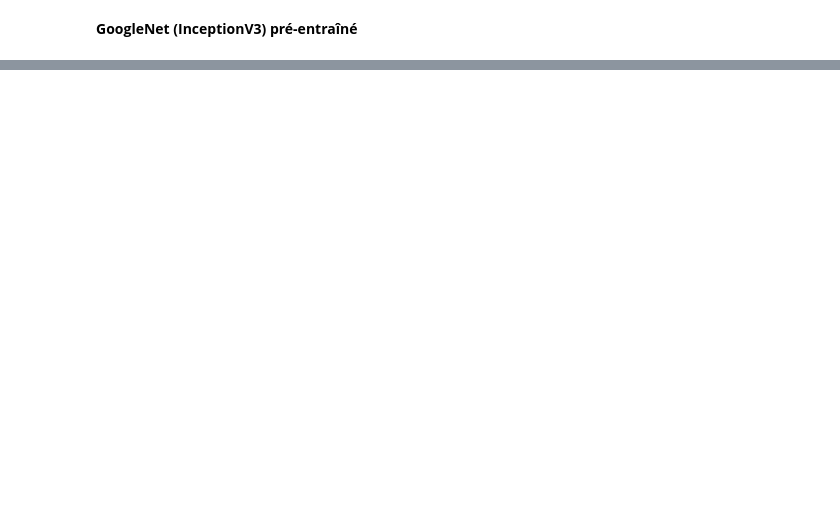
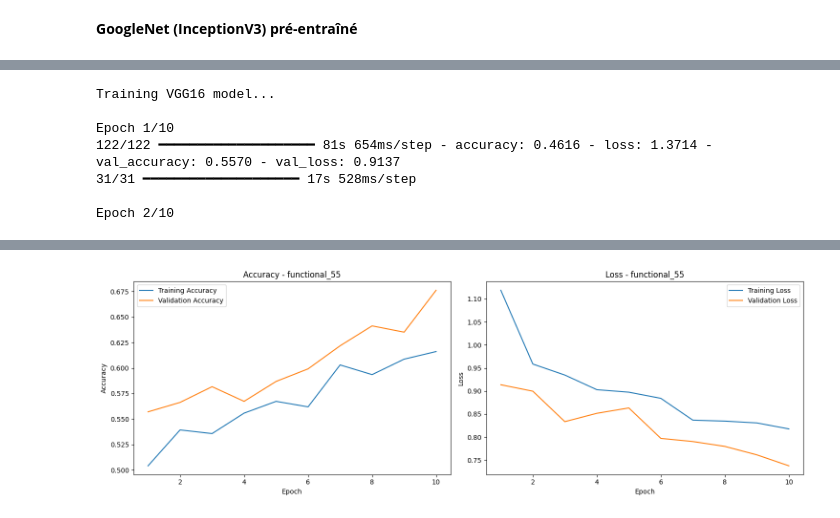
Before and after one commit to skander951/MRI-Based-Dementia-Classification-Using-Deep-Learning, a Jupyter notebook: Classification des IRM cérébrales.ipynb, the cells around one changed output, grey strips where cells are left out. Cells and saved outputs as stored; diff of their text form; code cells hidden in the pictures; blank space fills up the shorter version.

```diff
--- a/Classification des IRM cérébrales.ipynb
+++ b/Classification des IRM cérébrales.ipynb
@@ -160,3 +177,13 @@ Found 1215 images belonging to 4 classes.
+# %%
+# Load all images
+X, y = load_images(path, classes)
+
+# Convert labels to one-hot encoding
+y_onehot = to_categorical(y, num_classes=len(classes))
+
+# Split into train and test sets
+X_train, X_test, y_train, y_test = train_test_split(
+    X, y_onehot, test_size=0.2, random_state=42, stratify=y)
 # %% [markdown]
 ### **Création des modèles**
 # %% [markdown]
@@ -386,0 +415,13 @@ models_dict = {"CNN": create_cnn_model(), "VGG": create_vgg_model(), "Inception"
+# %%
+print("\nTraining VGG16 model...")
+vgg_model = create_vgg_model(input_shape, len(classes))
+vgg_model._name = "VGG16"
+vgg_metrics = train_and_evaluate(vgg_model, X_train, y_train)
+# %% [output]
+Training VGG16 model...
+
+Epoch 1/10
+122/122 ━━━━━━━━━━━━━━━━━━━━ 81s 654ms/step - accuracy: 0.4616 - loss: 1.3714 - val_accuracy: 0.5570 - val_loss: 0.9137
+31/31 ━━━━━━━━━━━━━━━━━━━━ 17s 528ms/step
+
+Epoch 2/10
@@ -386,0 +462 @@ models_dict = {"CNN": create_cnn_model(), "VGG": create_vgg_model(), "Inception"
+[figure, added]
```
Also changed, not shown: parts of 40 cells of this notebook, 1 other file.
